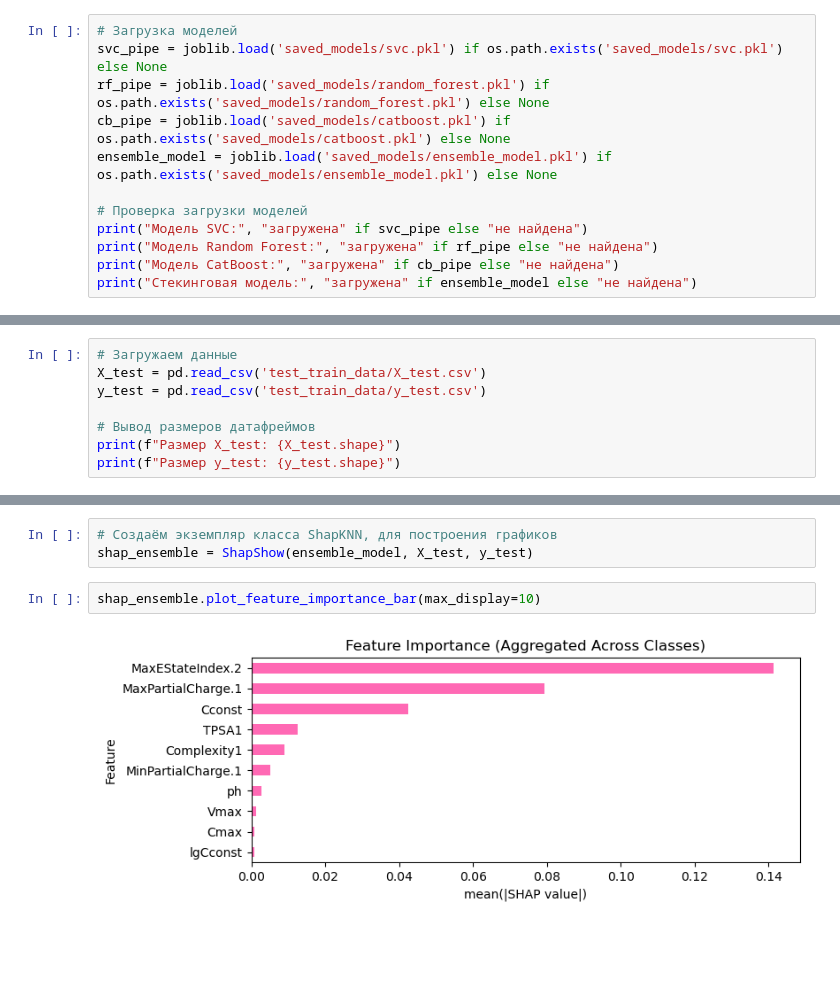
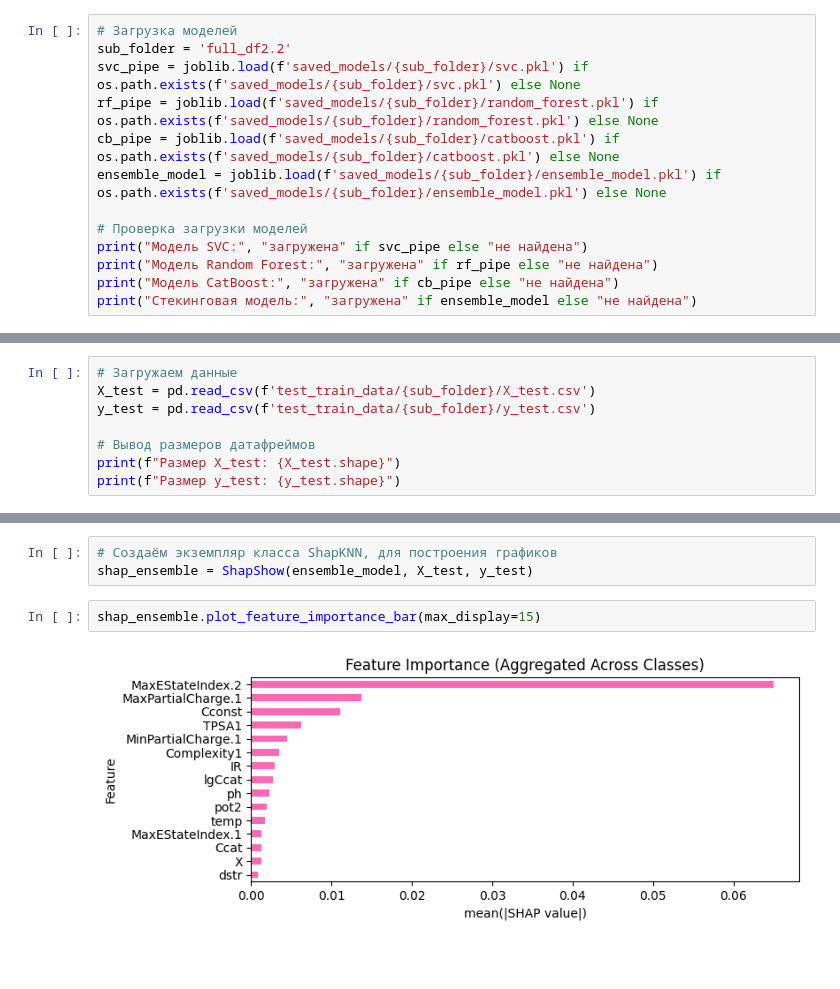
Before and after one commit to 8kbh/nnzms, a Jupyter notebook: models/interpretation.ipynb, the cells around one changed output, grey strips where cells are left out. Saved outputs shown, nothing was run; the diff lists cells and outputs as text.

```diff
--- a/models/interpretation.ipynb
+++ b/models/interpretation.ipynb
@@ -35,10 +35,11 @@ optuna.logging.set_verbosity(optuna.logging.WARNING)
 ## Загрузка моделей
 # %%
 # Загрузка моделей
-svc_pipe = joblib.load('saved_models/svc.pkl') if os.path.exists('saved_models/svc.pkl') else None
-rf_pipe = joblib.load('saved_models/random_forest.pkl') if os.path.exists('saved_models/random_forest.pkl') else None
-cb_pipe = joblib.load('saved_models/catboost.pkl') if os.path.exists('saved_models/catboost.pkl') else None
-ensemble_model = joblib.load('saved_models/ensemble_model.pkl') if os.path.exists('saved_models/ensemble_model.pkl') else None
+sub_folder = 'full_df2.2'
+svc_pipe = joblib.load(f'saved_models/{sub_folder}/svc.pkl') if os.path.exists(f'saved_models/{sub_folder}/svc.pkl') else None
+rf_pipe = joblib.load(f'saved_models/{sub_folder}/random_forest.pkl') if os.path.exists(f'saved_models/{sub_folder}/random_forest.pkl') else None
+cb_pipe = joblib.load(f'saved_models/{sub_folder}/catboost.pkl') if os.path.exists(f'saved_models/{sub_folder}/catboost.pkl') else None
+ensemble_model = joblib.load(f'saved_models/{sub_folder}/ensemble_model.pkl') if os.path.exists(f'saved_models/{sub_folder}/ensemble_model.pkl') else None
 
 # Проверка загрузки моделей
 print("Модель SVC:", "загружена" if svc_pipe else "не найдена")
@@ -54,8 +55,8 @@ print("Стекинговая модель:", "загружена" if ensemble_m
 ## Загрузка данных
 # %%
 # Загружаем данные
-X_test = pd.read_csv('test_train_data/X_test.csv')
-y_test = pd.read_csv('test_train_data/y_test.csv')
+X_test = pd.read_csv(f'test_train_data/{sub_folder}/X_test.csv')
+y_test = pd.read_csv(f'test_train_data/{sub_folder}/y_test.csv')
 
 # Вывод размеров датафреймов
 print(f"Размер X_test: {X_test.shape}")
@@ -86,8 +87,8 @@ Accuracy для стекинговой модели: 0.9894
 # Создаём экземпляр класса ShapKNN, для построения графиков
 shap_ensemble = ShapShow(ensemble_model, X_test, y_test)
 # %%
-shap_ensemble.plot_feature_importance_bar(max_display=10)
+shap_ensemble.plot_feature_importance_bar(max_display=15)
 # %% [output]
-[figure, old version]
+[figure, new version]
 # %% [markdown]
 #
```
Also changed, not shown: parts of 2 cells of this notebook, 38 other files.
